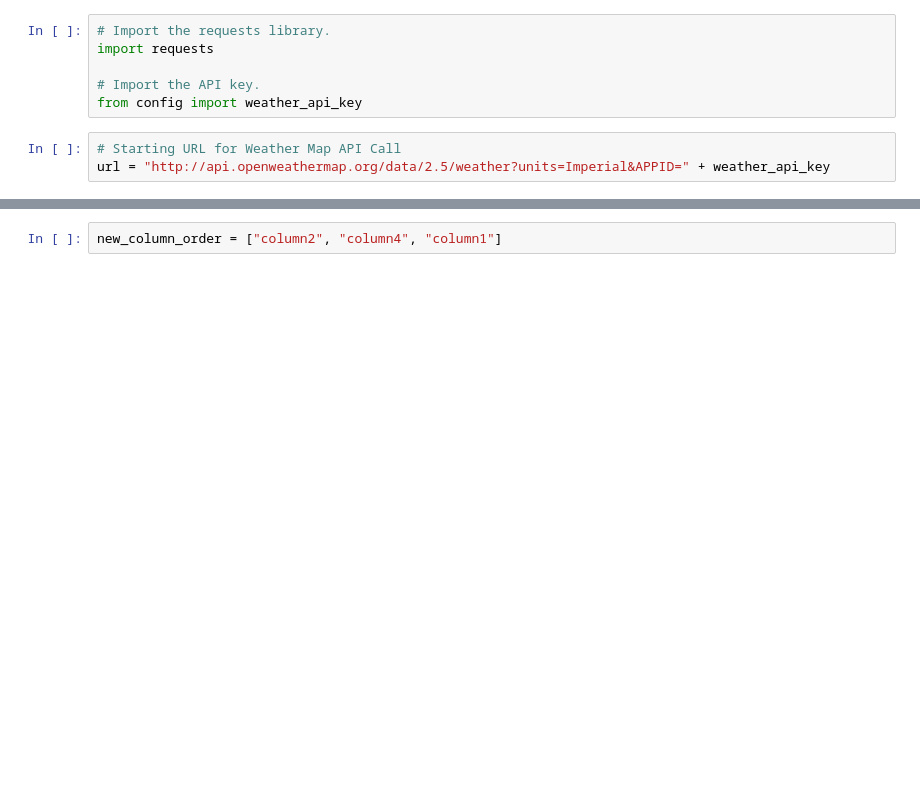
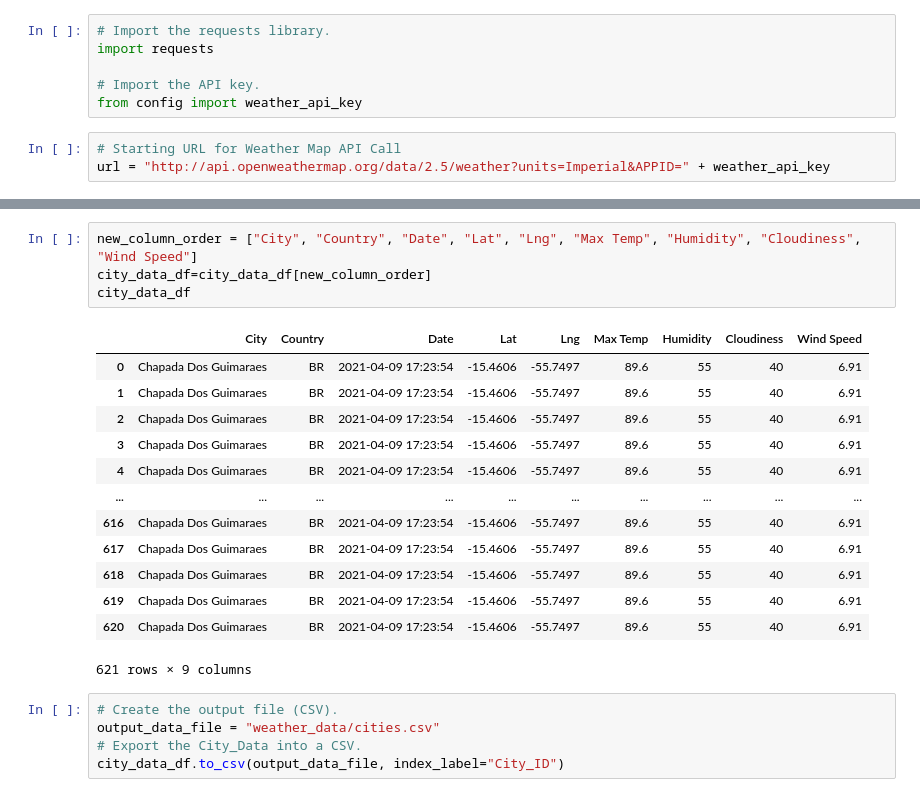
Before and after one commit to MairManson/World_Weather_Analysis, a Jupyter notebook: WeatherPy.ipynb, the cells around one changed output, grey strips where cells are left out. Drawn from its saved outputs; the diff is of its cells as text; blank space fills up the shorter version.

Commit message:
Updated code and added data file

```diff
--- a/WeatherPy.ipynb
+++ b/WeatherPy.ipynb
@@ -165,2 +165,23 @@ city_data_df.head(10)
-# %%
-new_column_order = ["column2", "column4", "column1"]
+# %%
+new_column_order = ["City", "Country", "Date", "Lat", "Lng", "Max Temp", "Humidity", "Cloudiness", "Wind Speed"]
+city_data_df=city_data_df[new_column_order]
+city_data_df
+# %% [output]
+|  | City | Country | Date | Lat | Lng | Max Temp | Humidity | Cloudiness | Wind Speed |
+| 0 | Chapada Dos Guimaraes | BR | 2021-04-09 17:23:54 | -15.4606 | -55.7497 | 89.6 | 55 | 40 | 6.91 |
+| 1 | Chapada Dos Guimaraes | BR | 2021-04-09 17:23:54 | -15.4606 | -55.7497 | 89.6 | 55 | 40 | 6.91 |
+| 2 | Chapada Dos Guimaraes | BR | 2021-04-09 17:23:54 | -15.4606 | -55.7497 | 89.6 | 55 | 40 | 6.91 |
+| 3 | Chapada Dos Guimaraes | BR | 2021-04-09 17:23:54 | -15.4606 | -55.7497 | 89.6 | 55 | 40 | 6.91 |
+| 4 | Chapada Dos Guimaraes | BR | 2021-04-09 17:23:54 | -15.4606 | -55.7497 | 89.6 | 55 | 40 | 6.91 |
+| ... | ... | ... | ... | ... | ... | ... | ... | ... | ... |
+| 616 | Chapada Dos Guimaraes | BR | 2021-04-09 17:23:54 | -15.4606 | -55.7497 | 89.6 | 55 | 40 | 6.91 |
+| 617 | Chapada Dos Guimaraes | BR | 2021-04-09 17:23:54 | -15.4606 | -55.7497 | 89.6 | 55 | 40 | 6.91 |
+| 618 | Chapada Dos Guimaraes | BR | 2021-04-09 17:23:54 | -15.4606 | -55.7497 | 89.6 | 55 | 40 | 6.91 |
+| 619 | Chapada Dos Guimaraes | BR | 2021-04-09 17:23:54 | -15.4606 | -55.7497 | 89.6 | 55 | 40 | 6.91 |
+| 620 | Chapada Dos Guimaraes | BR | 2021-04-09 17:23:54 | -15.4606 | -55.7497 | 89.6 | 55 | 40 | 6.91 |
+621 rows × 9 columns
+# %%
+# Create the output file (CSV).
+output_data_file = "weather_data/cities.csv"
+# Export the City_Data into a CSV.
+city_data_df.to_csv(output_data_file, index_label="City_ID")
```
Also changed, not shown: parts of 5 cells of this notebook.
